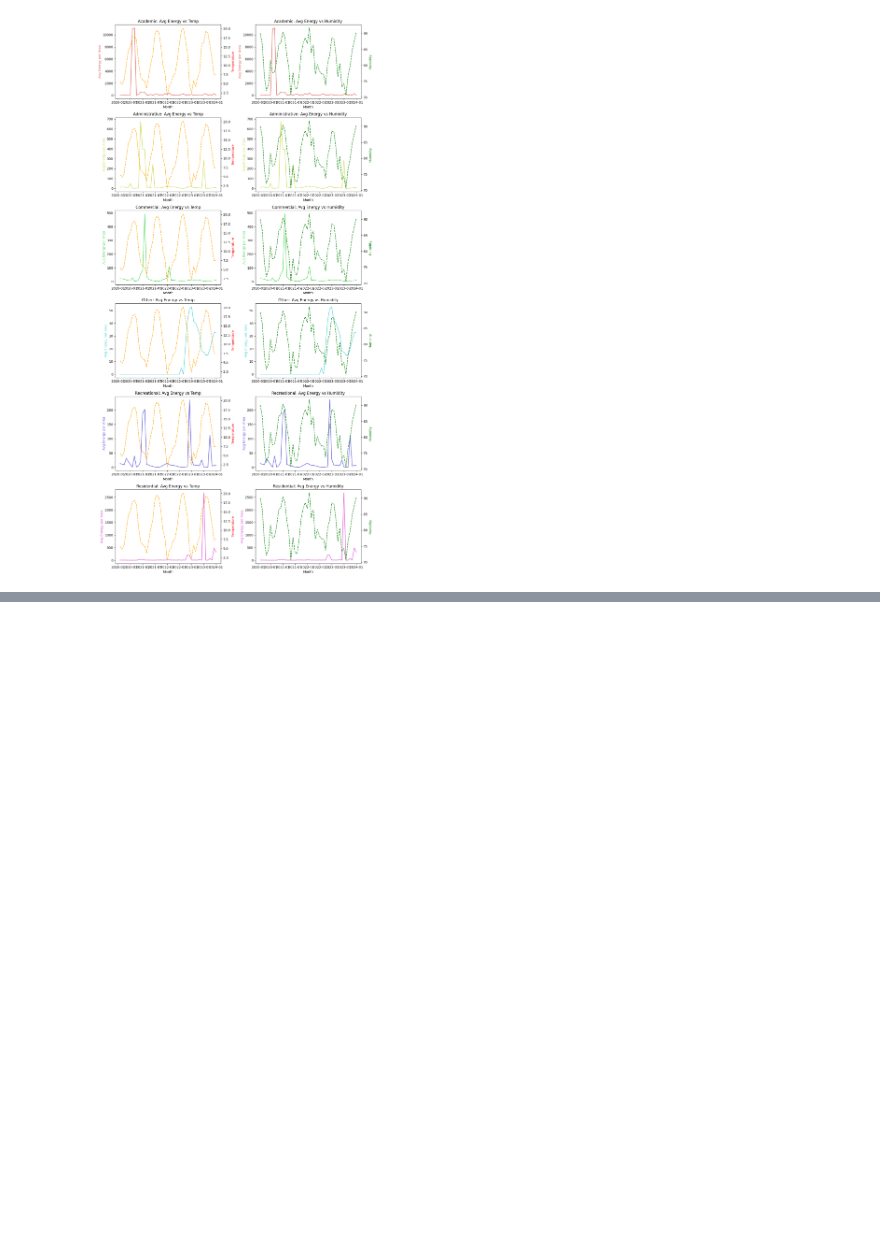
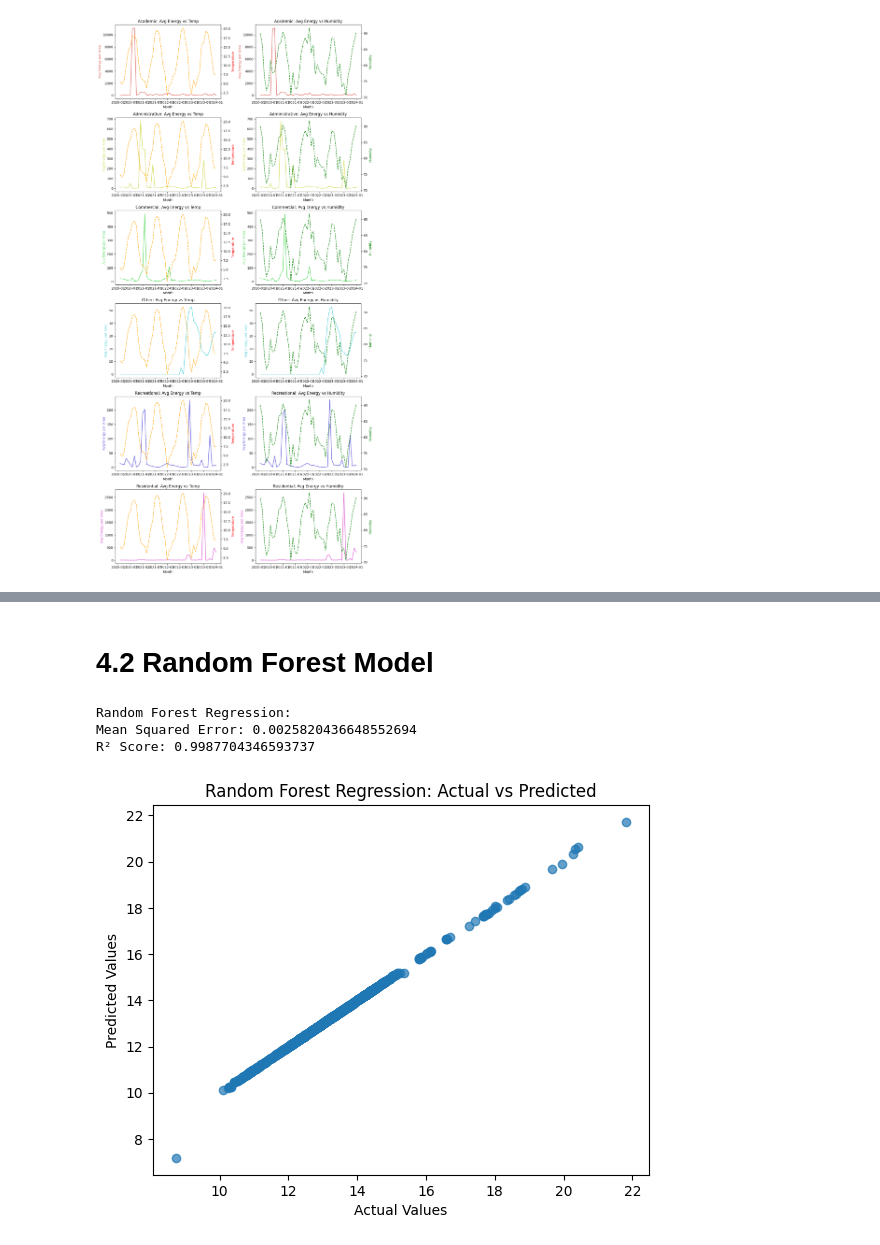
Before and after one commit to Speculatorrr/ECON323-Building-Energy-Analysis, a Jupyter notebook: Final_Project_new.ipynb, the cells around one changed output, grey strips where cells are left out. Saved outputs shown, nothing was run; the diff lists cells and outputs as text; code cells hidden in the pictures; blank space fills up the shorter version.

```diff
--- a/Final_Project_new.ipynb
+++ b/Final_Project_new.ipynb
@@ -447,0 +454,16 @@ steps:
+# %%
+from sklearn.model_selection import train_test_split
+from sklearn.preprocessing import OneHotEncoder
+from sklearn.preprocessing import StandardScaler
+from sklearn.model_selection import train_test_split
+x1_dummy = pd.get_dummies(x1, columns=["Type"], drop_first=True)
+
+X1_train, X1_test, y1_train, y1_test = train_test_split(x1_dummy, y1, test_size=0.3, random_state=123)
+
+#standardize
+scaler = StandardScaler()
+numerical_columns = x1_dummy.select_dtypes(include=['float64']).columns  # Automatically selects numeric columns
+X1_train[numerical_columns] = scaler.fit_transform(X1_train[numerical_columns])
+X1_test[numerical_columns] = scaler.transform(X1_test[numerical_columns])
+
+x1_dummy.head()
@@ -447,0 +477,21 @@ steps:
+# %% [markdown]
+# **4.2 Random Forest Model**
+# %%
+from sklearn.ensemble import RandomForestRegressor
+forest = RandomForestRegressor(n_estimators = 100, random_state=123)
+forest.fit(X1_train, y1_train)
+print("Random Forest Regression:")
+print("Mean Squared Error:", mean_squared_error(y1_test, forest.predict(X1_test)))
+print("R² Score:", r2_score(y1_test, forest.predict(X1_test)))
+# %% [output]
+Random Forest Regression:
+Mean Squared Error: 0.0025820436648552694
+R² Score: 0.9987704346593737
+# %%
+plt.scatter(y1_test, forest.predict(X1_test), alpha=0.7)
+plt.xlabel("Actual Values")
+plt.ylabel("Predicted Values")
+plt.title("Random Forest Regression: Actual vs Predicted")
+plt.show()
+# %% [output]
+[figure, added]
```
Also changed, not shown: parts of 32 cells of this notebook.
